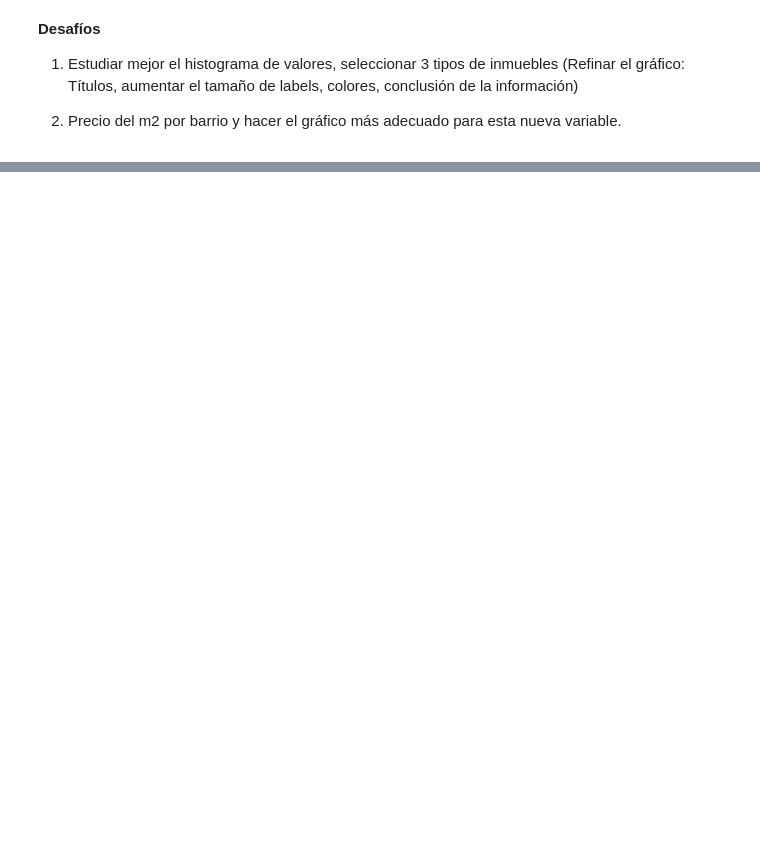
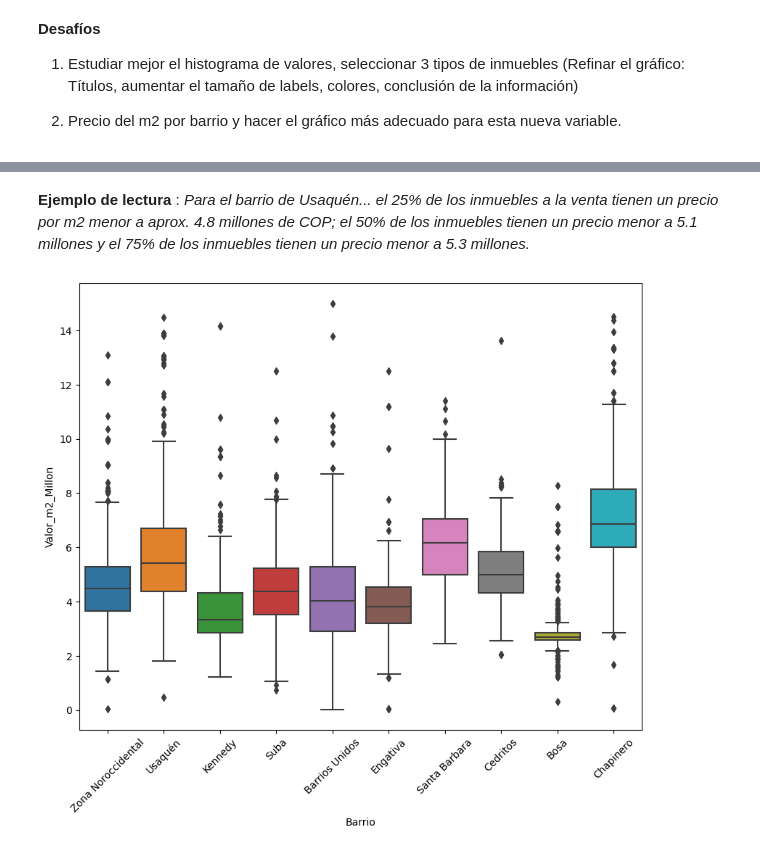
Before and after one commit to JuanLG1998/InmersionDatosALURA, a Jupyter notebook: INMERSION_DATOS.ipynb, the cells around one changed output, grey strips where cells are left out. Saved outputs shown, nothing was run; the diff lists cells and outputs as text; code cells hidden in the pictures; blank space fills up the shorter version.

```diff
--- a/INMERSION_DATOS.ipynb
+++ b/INMERSION_DATOS.ipynb
@@ -631,0 +824,11 @@ Finalmente, si se analiza la ubicación de los barrios mostrados en ambos gráfi
+# %% [markdown]
+**Ejemplo de lectura** : *Para el barrio de Usaquén... el 25% de los inmuebles a la venta tienen un precio por m2 menor a aprox. 4.8 millones de COP; el 50% de los inmuebles tienen un precio menor a 5.1 millones y el 75% de los inmuebles tienen un precio menor a 5.3 millones.*
+# %%
+# Agregando una condición para mejorar el gráfico y eliminar los outliers
+#   Colocando límite al valor por m2
+plt.figure(figsize=(10,8))
+ax = sns.boxplot(x="Barrio", y="Valor_m2_Millon", data = inmuebles.query('Barrio in @top_barrios & Valor_m2_Millon < 15'))
+ax.tick_params(axis='x', rotation=45)
+plt.show()
+# %% [output]
+[figure, added]
```
Also changed, not shown: parts of 75 cells of this notebook.
